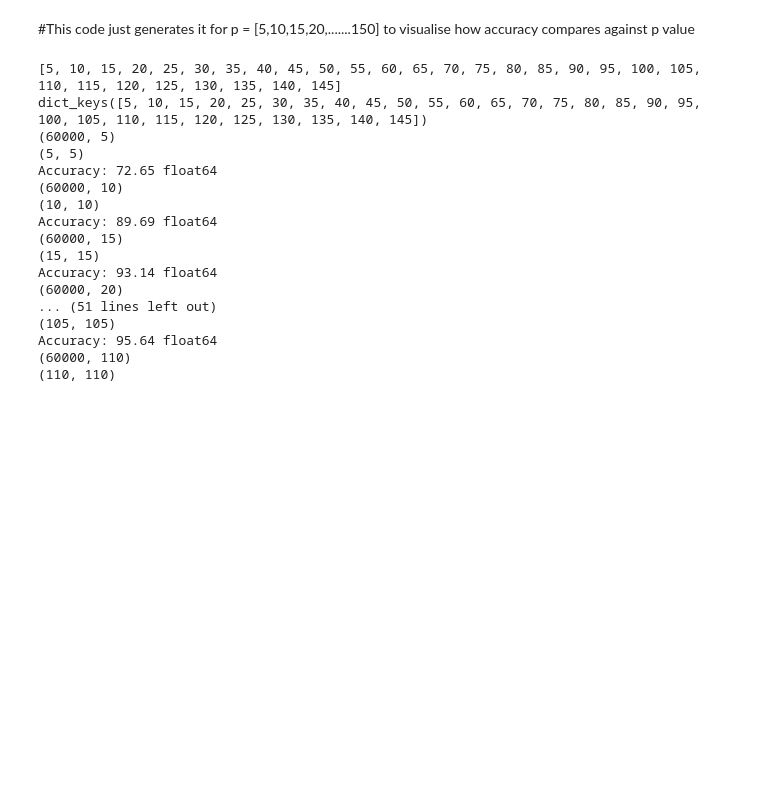
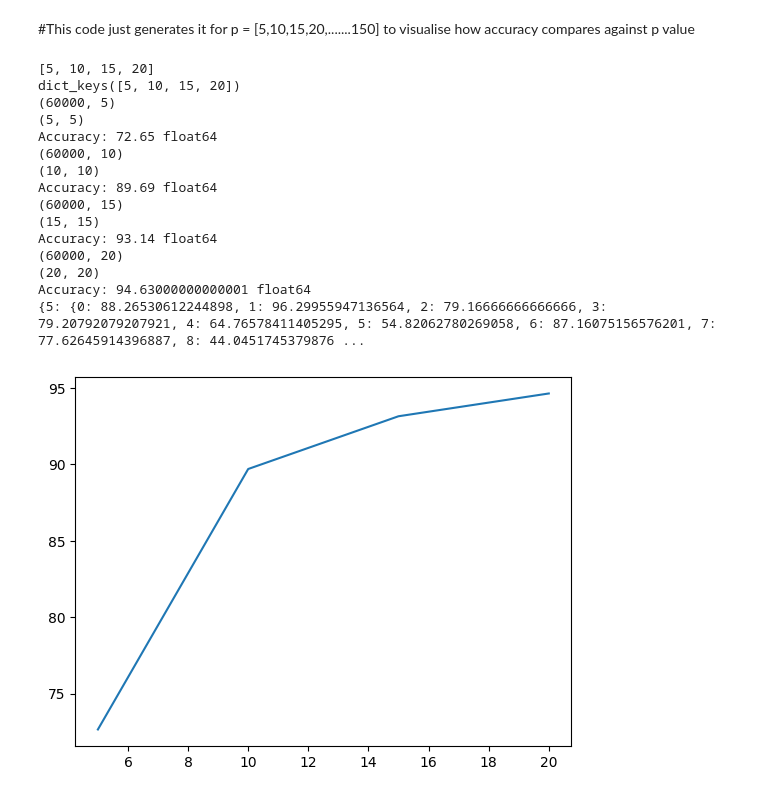
Before and after one commit to aditya22035/SML, a Jupyter notebook: pca.ipynb, the cells around one changed output. Saved outputs shown, nothing was run; the diff lists cells and outputs as text; code cells hidden in the pictures; blank space fills up the shorter version.

```diff
--- a/pca.ipynb
+++ b/pca.ipynb
@@ -140,7 +140,7 @@ Applys QDA for a parameter p, corresponding eigenvector matrix U_p and the train
 
 NOTE!!: I AM RUNNING THE QDA ON THE COMPLETE TRAINSET WHICH IS OF 10000 SIZE. THIS YIELDS DIFFERENT ACCURACY FIGURES AS COMPARED TO RUNNING IT ON SMALLER BATCHES
 # %%
-def applyQda(p,X_train,X_test, U_p):
+def applyQda(p,X_train,X_test, U_p,classwise_accuracy_per_p):
     #project the training data onto the p dimensional space
     X_train_transposed = U_p.T @ X_train.T
     X_train_transposed = X_train_transposed.T
@@ -164,7 +164,11 @@ def applyQda(p,X_train,X_test, U_p):
         ypred.append(scores.index(max(scores)))
     ypred = np.array(ypred)
     accuracy = np.mean(ypred == y_test) * 100
-    print('Accuracy:', accuracy, accuracy.dtype)
+    #calculate class wise accuracy
+    classwise_accuracy = {}
+    for i in range(10):
+        classwise_accuracy[i] = np.mean(ypred[y_test == i] == i) * 100
+    classwise_accuracy_per_p[p] = classwise_accuracy
     return accuracy
 # %% [markdown]
 #This code just generates it for p = [5,10,15,20,.......150] to visualise how accuracy compares against p value
@@ -172,40 +176,41 @@ def applyQda(p,X_train,X_test, U_p):
 #just put the above functions over all p
 #and then plot the accuracy of the QDA model as a function of p
 accuracy = []
-plottablePs = [i*5 for i in range(1,30)]
+plottablePs = [i*5 for i in range(1,5)]
 print(plottablePs)
 UpCollectionPlottable = {}
 
 for i in plottablePs:
     U_p = U[:, :i]
     UpCollectionPlottable[i] = U_p
 print(UpCollectionPlottable.keys())
 #for each p obtain U_p and Y_p
 #centralise x test
 x_test = x_test.reshape(10000, 784)
 xmean = np.mean(x_test,axis=0)
 #centralise x train
 xtrainmean = np.mean(x_train)
 x_train = x_train - mean
 x_test = x_test - mean
+classwise_accuracy_per_p = {}
 for i in plottablePs:
-    accuracy.append(applyQda(i,x_train,x_test,UpCollectionPlottable[i]))
+    accuracy.append(applyQda(i,x_train,x_test,UpCollectionPlottable[i],classwise_accuracy_per_p))
 plt.plot(plottablePs, accuracy)
+print(classwise_accuracy_per_p)
 # %% [output]
-[5, 10, 15, 20, 25, 30, 35, 40, 45, 50, 55, 60, 65, 70, 75, 80, 85, 90, 95, 100, 105, 110, 115, 120, 125, 130, 135, 140, 145]
-dict_keys([5, 10, 15, 20, 25, 30, 35, 40, 45, 50, 55, 60, 65, 70, 75, 80, 85, 90, 95, 100, 105, 110, 115, 120, 125, 130, 135, 140, 145])
+[5, 10, 15, 20]
+dict_keys([5, 10, 15, 20])
 (60000, 5)
 (5, 5)
 Accuracy: 72.65 float64
 (60000, 10)
 (10, 10)
 Accuracy: 89.69 float64
 (60000, 15)
 (15, 15)
 Accuracy: 93.14 float64
 (60000, 20)
-... (51 lines left out)
-(105, 105)
-Accuracy: 95.64 float64
-(60000, 110)
-(110, 110)
+(20, 20)
+Accuracy: 94.63000000000001 float64
+{5: {0: 88.26530612244898, 1: 96.29955947136564, 2: 79.16666666666666, 3: 79.20792079207921, 4: 64.76578411405295, 5: 54.82062780269058, 6: 87.16075156576201, 7: 77.62645914396887, 8: 44.0451745379876 ...
+[figure, added]
```
Also changed, not shown: parts of 1 cell of this notebook, 2 other files.
